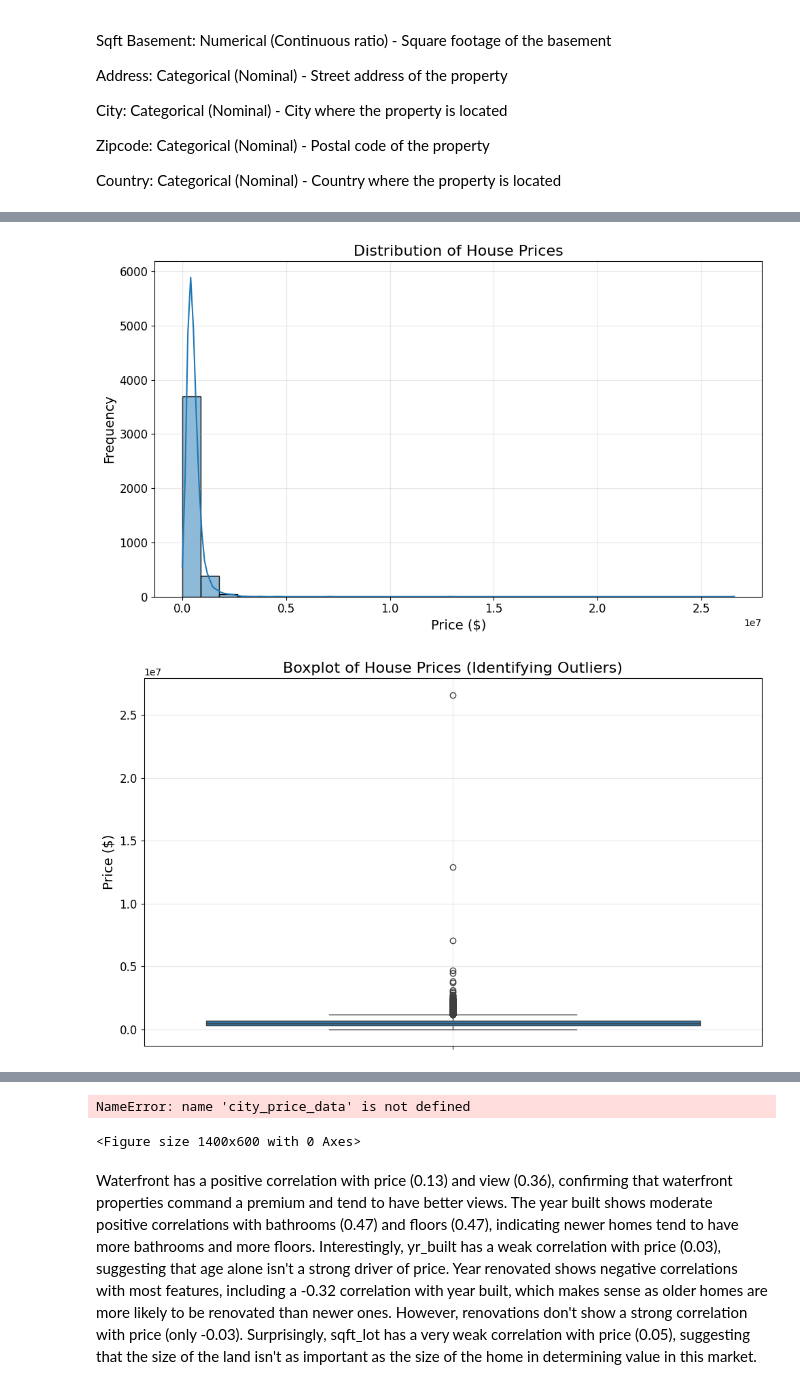
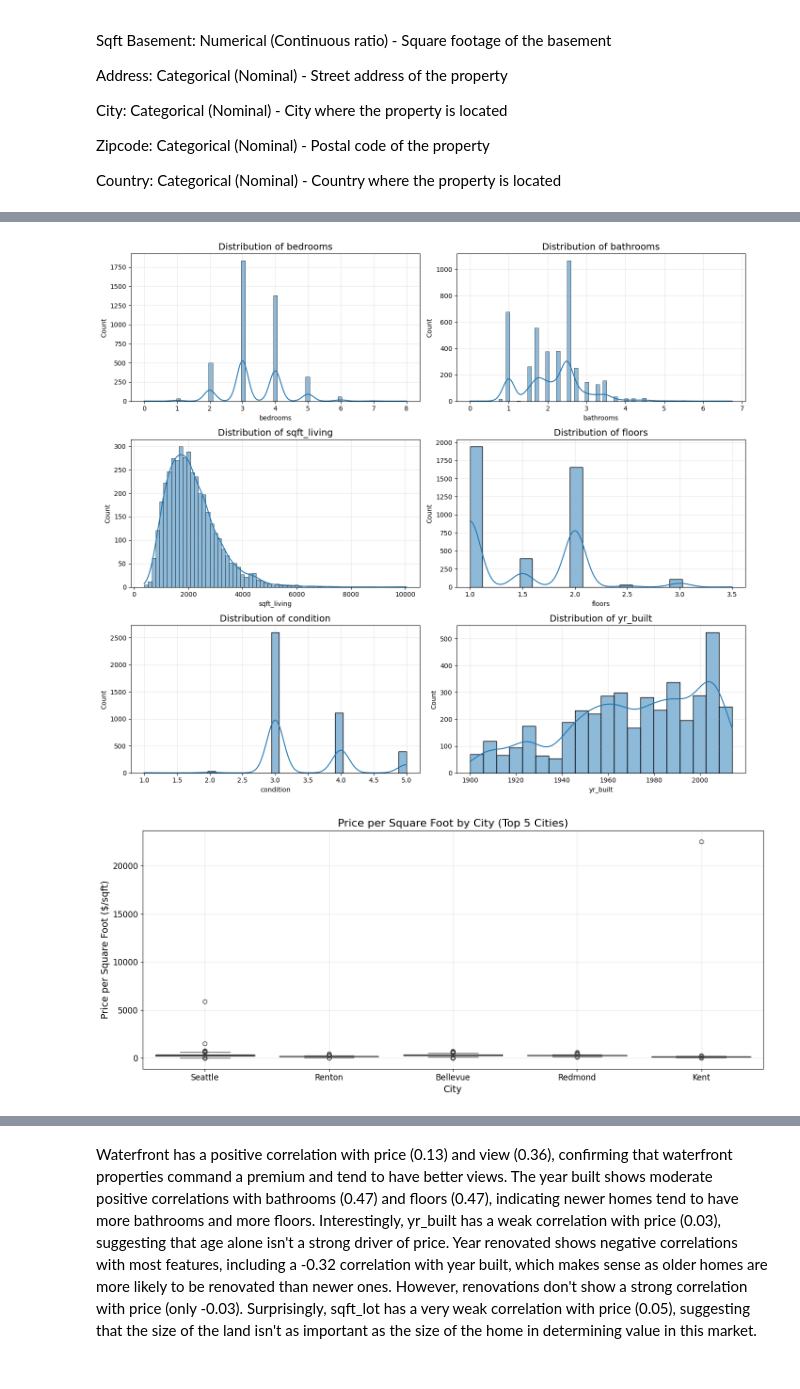
Before and after one commit to mitacrane/capstone1, a Jupyter notebook: capstone1.ipynb, the cells around one changed output, grey strips where cells are left out. Drawn from its saved outputs; the diff is of its cells as text; code cells hidden in the pictures.

```diff
--- a/capstone1.ipynb
+++ b/capstone1.ipynb
@@ -285,30 +230,5 @@ homes generally cost more than 2-bedroom homes, the highest-priced outliers appe
 # %%
-# %% [markdown]
-# #### 2.3.1 Price Distribution
 
-# %%
-# Create a histogram of house prices
-plt.figure(figsize=(10, 6))
-sns.histplot(df['price'], kde=True, bins=30)
-plt.title('Distribution of House Prices', fontsize=16)
-plt.xlabel('Price ($)', fontsize=14)
-plt.ylabel('Frequency', fontsize=14)
-plt.xticks(fontsize=12)
-plt.yticks(fontsize=12)
-plt.grid(True, alpha=0.3)
-plt.tight_layout()
-plt.show()
-
-# %%
-# Create a boxplot of house prices to identify outliers
-plt.figure(figsize=(10, 6))
-sns.boxplot(y=df['price'])
-plt.title('Boxplot of House Prices (Identifying Outliers)', fontsize=16)
-plt.ylabel('Price ($)', fontsize=14)
-plt.yticks(fontsize=12)
-plt.grid(True, alpha=0.3)
-plt.tight_layout()
-plt.show()
 
 # %% [markdown]
 # #### 2.3.6 Feature Distribution Analysis
@@ -317,33 +237,36 @@ plt.show()
 # Create a grid of histograms for key numerical features
 key_features = ['bedrooms', 'bathrooms', 'sqft_living', 'floors', 'condition', 'yr_built']
 fig, axes = plt.subplots(3, 2, figsize=(14, 12))
 axes = axes.flatten()
 
 for i, feature in enumerate(key_features):
     sns.histplot(df[feature], kde=True, ax=axes[i])
     axes[i].set_title(f'Distribution of {feature}', fontsize=14)
     axes[i].grid(True, alpha=0.3)
 
 plt.tight_layout()
 plt.show()
 
 
 # %% [markdown]
 
+# Create a DataFrame containing city and Price_Per_SqFt data
+city_price_data = df[['city', 'Price_Per_SqFt']].copy()  # Assuming 'city' and 'Price_Per_SqFt' are columns in your DataFrame 'df'
 
+# Assuming you have determined top_5_cities based on a specific metric
+top_5_cities = df['city'].value_counts().head(5).index.tolist()
 
-# %%
 # Compare price per square foot across cities
 plt.figure(figsize=(14, 6))
 sns.boxplot(x='city', y='Price_Per_SqFt', data=city_price_data, order=top_5_cities)
 plt.title('Price per Square Foot by City (Top 5 Cities)', fontsize=16)
 plt.xlabel('City', fontsize=14)
 plt.ylabel('Price per Square Foot ($/sqft)', fontsize=14)
 plt.xticks(fontsize=12)
 plt.yticks(fontsize=12)
 plt.grid(True, alpha=0.3)
 plt.tight_layout()
 plt.show()
 # %% [output]
-[figure, old version]
+[figure, new version]
-[figure, old version]
+[figure, new version]
@@ -351,5 +273,3 @@ plt.show()
-NameError: name 'city_price_data' is not defined
-<Figure size 1400x600 with 0 Axes>
 # %% [markdown]
 Waterfront has a positive correlation with price (0.13) and view (0.36), confirming that
 waterfront properties command a premium and tend to have better views. The year built shows
```
Also changed, not shown: parts of 7 cells of this notebook.
